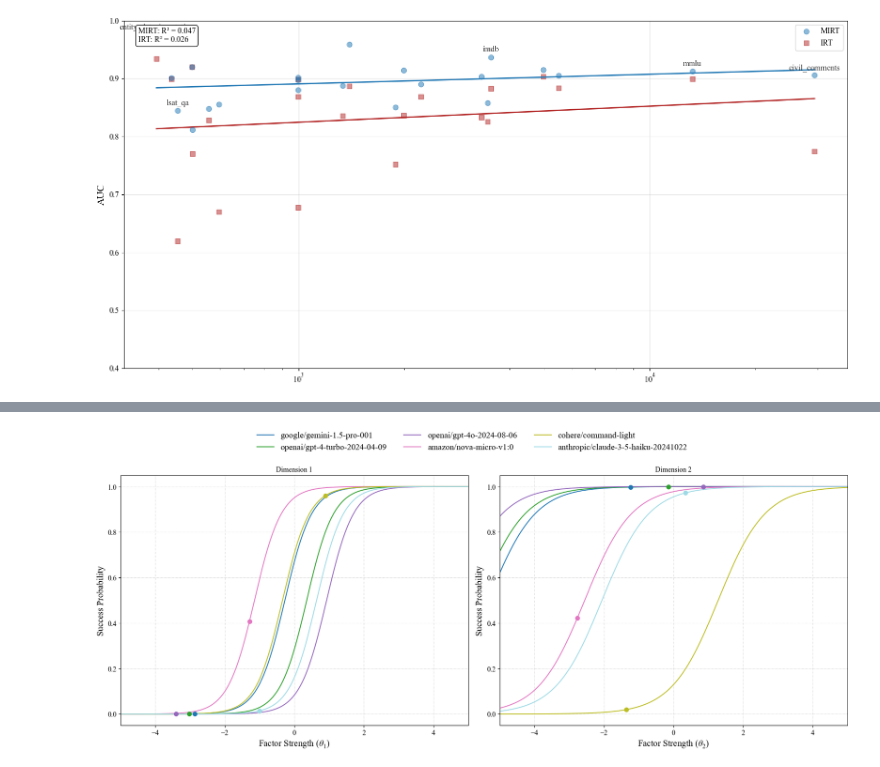
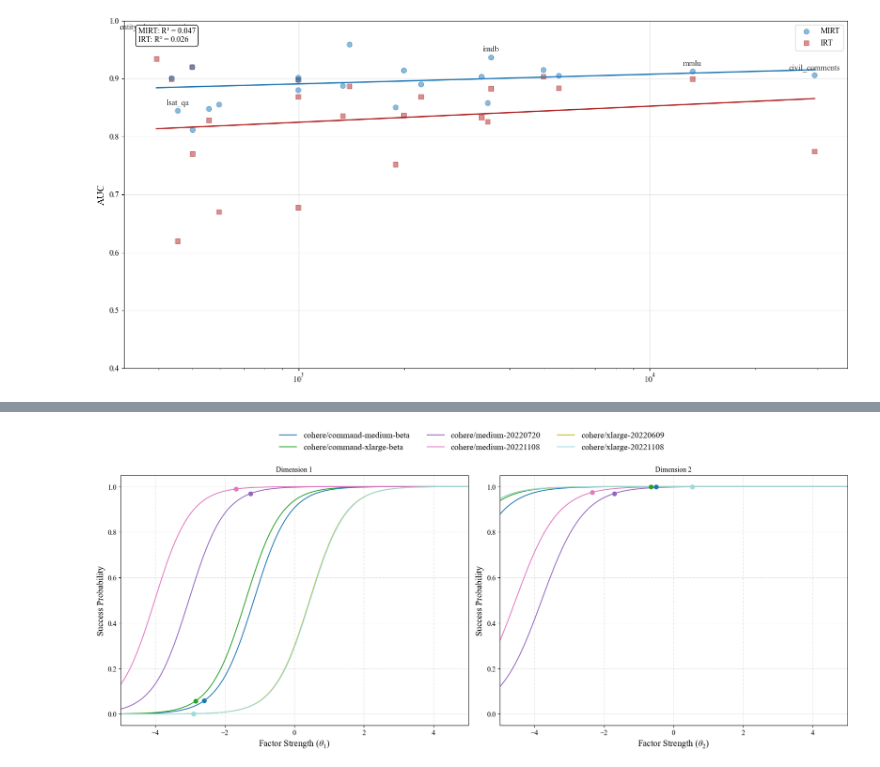
Before and after one commit to ronanhansel/reeval-multi, a Jupyter notebook: mirt-official/calibration.ipynb, the cells around one changed output, grey strips where cells are left out. Drawn from its saved outputs; the diff is of its cells as text; code cells hidden in the pictures.

```diff
--- a/mirt-official/calibration.ipynb
+++ b/mirt-official/calibration.ipynb
@@ -97,10 +0,0 @@ dtype: int64
-# %%
-# Check what k-factors we have in the raw data
-print("K-factors in raw combined_df:")
-print(f"Available k-factors: {sorted(combined_df['k_factor'].unique())}")
-print(f"Count by k-factor:")
-print(combined_df['k_factor'].value_counts().sort_index())
-print(f"\nScenarios by k-factor:")
-for k in sorted(combined_df['k_factor'].unique()):
-    scenarios = combined_df[combined_df['k_factor'] == k]['scenario'].nunique()
-    print(f"k={k}: {scenarios} scenarios")
@@ -565,15 +260,16 @@ plt.show()
 # %%
 from load_params import load_and_rotate
 import pandas as pd
+import numpy as np
 import sys
 sys.path.append('..')
 import style
 # Concatenate math and gsm outputs for theta, a, b
-theta, a, b = load_and_rotate('../result/mirt-fitting/mirt_model_k2_legalbench.pt', rotation=None)
+theta, a, b = load_and_rotate('../result/mirt-fitting/mirt_model_k2_imdb.pt', rotation=None)
 
 resmat = pd.read_pickle('../data/resmat.pkl')
 
-conv = ['legalbench']
+conv = ['imdb']
 
 conv_mask = resmat.loc[:, resmat.columns.get_level_values("scenario").isin(conv)]
 
@@ -586,7 +282,7 @@ a_df['question'] = conv_questions
 
 models_answered = conv_mask.dropna(how='all').index.tolist()
 accuracy = (conv_mask.sum(axis=1) / conv_mask.notnull().sum(axis=1)).loc[models_answered]
-theta_irt = pd.read_csv('../result/irt-fitting/calibration_result_theta_legalbench.csv')
+theta_irt = pd.read_csv('../result/irt-fitting/calibration_result_theta_imdb.csv')
 theta_df = theta_df.loc[models_answered]
 theta_df['accuracy'] = accuracy
 theta_df['irt'] = theta_irt.values
@@ -606,8 +302,10 @@ Loaded cached b shape: (1997,)
 # %%
 import numpy as np
 from factor_analyzer.rotator import Rotator
-
-rotator = Rotator(method="oblimin")
+# varimax, oblimax, quartimax, equamax, geomin_ort, promax, oblimin, quartimin, geomin_obl
+# promax, oblimin, quartimin, geomin_obl, oblimax
+method = "geomin_obl"
+rotator = Rotator(method=method)
 A_rot = rotator.fit_transform(A)
 
 # Rotation matrix R can be retrieved
@@ -619,15 +317,15 @@ map_rot = map_ @ R
 
 a_df['Factor_1'] = A_rot[:,0]
 a_df['Factor_2'] = A_rot[:,1]
-a_df.to_csv('conv_item_loadings_rotated.csv', index=False)
-a_df.sort_values(by='Factor_1', ascending=False).copy().head(250).to_csv('conv_item_loadings_rotated_sorted_f1.csv', index=False)
-a_df.sort_values(by='Factor_1', ascending=True).copy().head(250).to_csv('conv_item_loadings_rotated_sorted_f1_asc.csv', index=False)
-a_df.sort_values(by='Factor_2', ascending=False).copy().head(250).to_csv('conv_item_loadings_rotated_sorted_f2.csv', index=False)
-a_df.sort_values(by='Factor_2', ascending=True).copy().head(250).to_csv('conv_item_loadings_rotated_sorted_f2_asc.csv', index=False)
+a_df.to_csv(f'../output/conv_item_loadings_rotated_{method}.csv', index=False)
+a_df.sort_values(by='Factor_1', ascending=False).copy().head(250).to_csv('../output/conv_item_loadings_rotated_sorted_f1.csv', index=False)
+a_df.sort_values(by='Factor_1', ascending=True).copy().head(250).to_csv('../output/conv_item_loadings_rotated_sorted_f1_asc.csv', index=False)
+a_df.sort_values(by='Factor_2', ascending=False).copy().head(250).to_csv('../output/conv_item_loadings_rotated_sorted_f2.csv', index=False)
+a_df.sort_values(by='Factor_2', ascending=True).copy().head(250).to_csv('../output/conv_item_loadings_rotated_sorted_f2_asc.csv', index=False)
 
 theta_score_df = pd.DataFrame(eap_rot, columns=[f'f{i+1}' for i in range(eap_rot.shape[1])], index=theta_df.index)
 theta_score_df['accuracy'] = accuracy
 theta_score_df['irt'] = theta_irt.values
-theta_score_df.dropna(how='all', inplace=True)
+theta_score_df.dropna(how='any', inplace=True)
 theta_score_df = theta_score_df.round(6)
 # %%
@@ -751,36 +448,40 @@ def plot_conditional_iccs_for_models(theta_df, a_df, b_df, labels_to_plot):
     ax2.set_title('Dimension 2')
     ax2.set_xlabel(r'Factor Strength ($\theta_2$)')
     ax2.set_ylabel('Success Probability')
     ax2.set_ylim(-0.05, 1.05)
     ax2.set_xlim(-5, 5)
     ax2.grid(True, linestyle=':', alpha=0.7)
 
     # --- Legend and Layout Adjustment (Updated based on your reference) ---
     handles, labels = ax1.get_legend_handles_labels()
 
     fig.legend(handles, labels, loc='lower center', bbox_to_anchor=(0.5, 1.0), ncol=3, fontsize='large', frameon=False)
 
     # REPLACED: Use tight_layout() to automatically adjust the subplot positions to make room for the legend.
     plt.tight_layout()
 
     plt.show()
 # --- Your Calling Code ---
 
 labels_to_plot = [
-    'google/gemini-1.5-pro-001', 'openai/gpt-4-turbo-2024-04-09', 'openai/gpt-4o-2024-08-06',
-    'amazon/nova-micro-v1:0', 'cohere/command-light', 'anthropic/claude-3-5-haiku-20241022',
+    'cohere/command-medium-beta',
+    'cohere/command-xlarge-beta',
+    'cohere/medium-20220720',
+    'cohere/medium-20221108',
+    'cohere/xlarge-20220609',
+    'cohere/xlarge-20221108',
 ]
 
 # Ensure your real DataFrames are 2D and have matching indices
 a_df_2d = a_df.iloc[:, :2]
 theta_df_2d = theta_df.iloc[:, :2]
 a_df_2d.index = conv_questions
 b_df = pd.DataFrame(b, columns=['Difficulty'], index=conv_questions)
 
 # Call the function with your actual MIRT results
 plot_conditional_iccs_for_models(theta_df_2d, a_df_2d, b_df, labels_to_plot)
 # %% [output]
-[figure, old version]
+[figure, new version]
 # %%
 import pandas as pd
 import numpy as np
```
Also changed, not shown: parts of 41 cells of this notebook, 35 other files.
